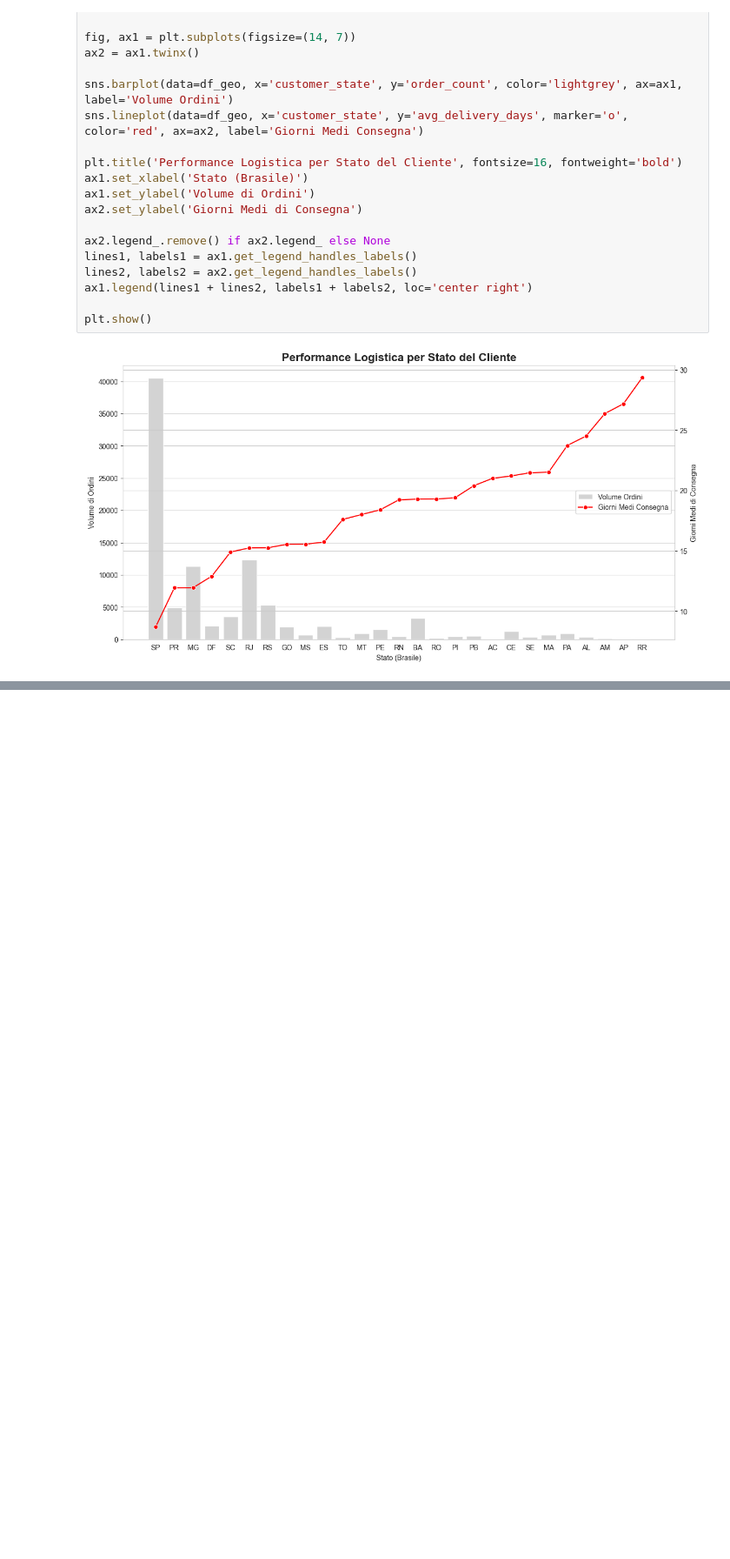
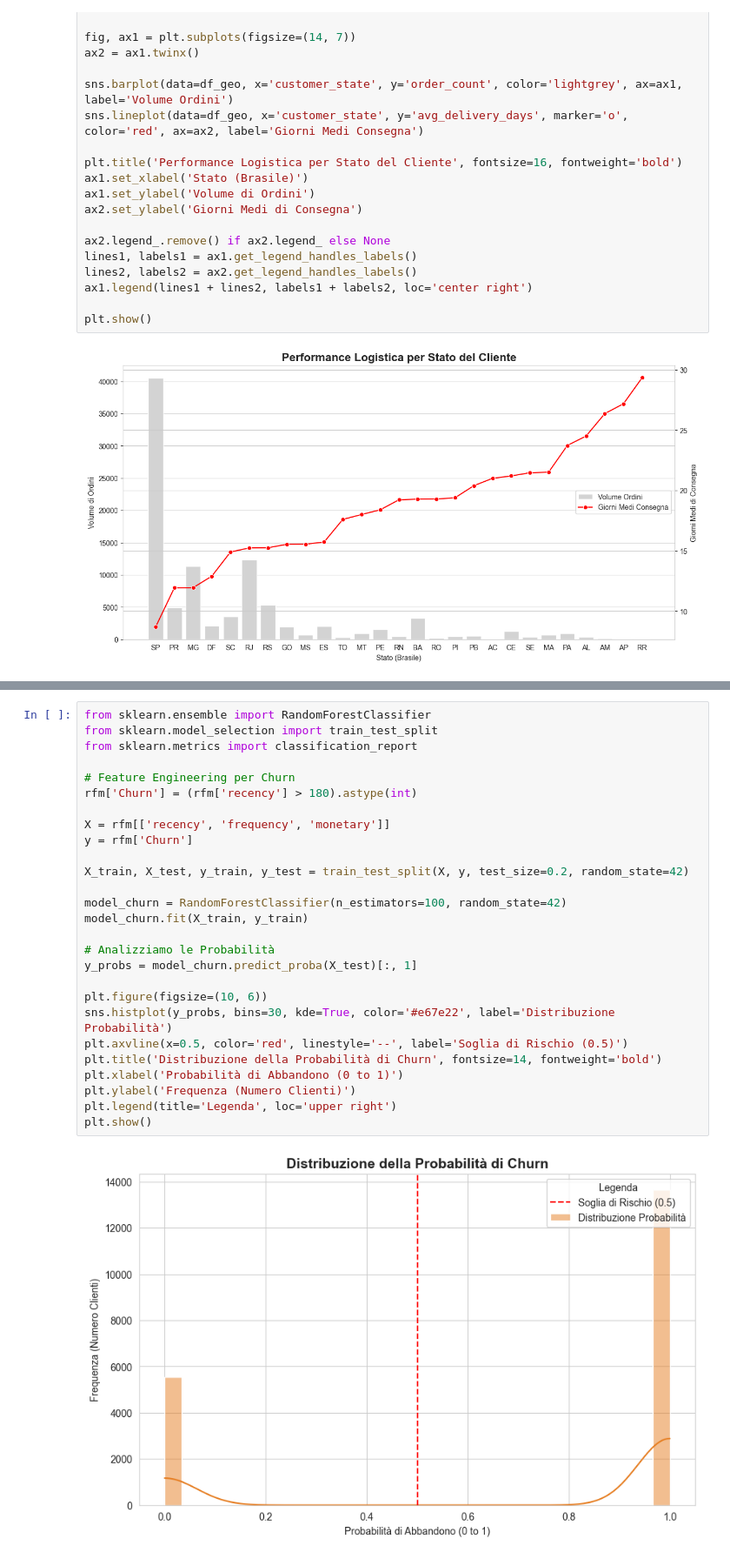
Before and after one commit to EricaZampella/portfolio_ecommerce, a Jupyter notebook: Portfolio_Olist_Analysis.ipynb, the cells around one changed output, grey strips where cells are left out. Shown at 87% size. Cells and saved outputs as stored; diff of their text form; blank space fills up the shorter version.

```diff
--- a/Portfolio_Olist_Analysis.ipynb
+++ b/Portfolio_Olist_Analysis.ipynb
@@ -259,0 +274,29 @@ Per elevare ulteriormente il valore di questo progetto, si consigliano le seguen
+# %%
+from sklearn.ensemble import RandomForestClassifier
+from sklearn.model_selection import train_test_split
+from sklearn.metrics import classification_report
+
+# Feature Engineering per Churn
+rfm['Churn'] = (rfm['recency'] > 180).astype(int)
+
+X = rfm[['recency', 'frequency', 'monetary']]
+y = rfm['Churn']
+
+X_train, X_test, y_train, y_test = train_test_split(X, y, test_size=0.2, random_state=42)
+
+model_churn = RandomForestClassifier(n_estimators=100, random_state=42)
+model_churn.fit(X_train, y_train)
+
+# Analizziamo le Probabilità
+y_probs = model_churn.predict_proba(X_test)[:, 1]
+
+plt.figure(figsize=(10, 6))
+sns.histplot(y_probs, bins=30, kde=True, color='#e67e22', label='Distribuzione Probabilità')
+plt.axvline(x=0.5, color='red', linestyle='--', label='Soglia di Rischio (0.5)')
+plt.title('Distribuzione della Probabilità di Churn', fontsize=14, fontweight='bold')
+plt.xlabel('Probabilità di Abbandono (0 to 1)')
+plt.ylabel('Frequenza (Numero Clienti)')
+plt.legend(title='Legenda', loc='upper right')
+plt.show()
+# %% [output]
+[figure, added]
```
Also changed, not shown: parts of 20 cells of this notebook, 1 other file.
